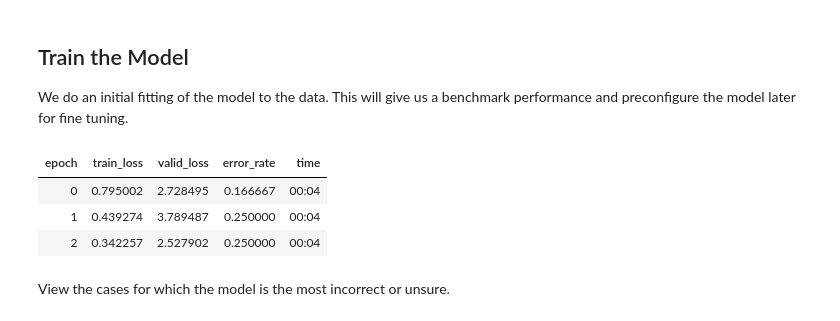
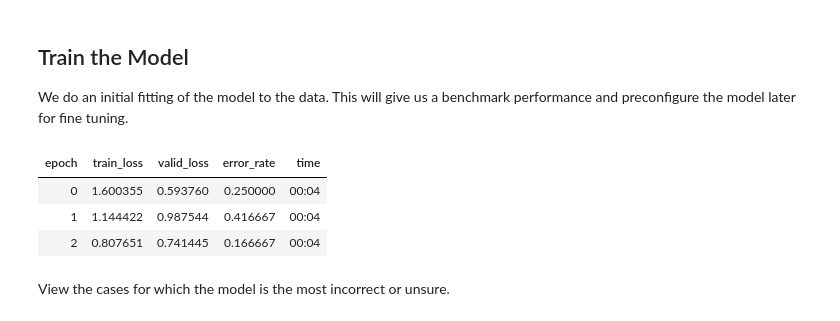
Before and after one commit to sheeshee/cera-or-eisenberg, a Jupyter notebook: Cera Or Eisenberg.ipynb, the cells around one changed output. Cells and saved outputs as stored; diff of their text form; code cells hidden in the pictures.

```diff
--- a/Cera Or Eisenberg.ipynb
+++ b/Cera Or Eisenberg.ipynb
@@ -143,13 +143,13 @@ LR Finder is complete, type {learner_name}.recorder.plot() to see the graph.
 
 We do an initial fitting of the model to the data. This will give us a benchmark performance and preconfigure the model later for fine tuning.
 # %%
-learn.fit_one_cycle(3, max_lr=slice(1e-6,1e-4))
+learn.fit_one_cycle(3, max_lr=slice(1e-6,1e-3))
 learn.save('stage-2')
 # %% [output]
 | epoch | train_loss | valid_loss | error_rate | time |
-| 0 | 0.795002 | 2.728495 | 0.166667 | 00:04 |
-| 1 | 0.439274 | 3.789487 | 0.250000 | 00:04 |
-| 2 | 0.342257 | 2.527902 | 0.250000 | 00:04 |
+| 0 | 1.600355 | 0.593760 | 0.250000 | 00:04 |
+| 1 | 1.144422 | 0.987544 | 0.416667 | 00:04 |
+| 2 | 0.807651 | 0.741445 | 0.166667 | 00:04 |
 # %% [markdown]
 View the cases for which the model is the most incorrect or unsure.
 # %%
```
Also changed, not shown: parts of 8 cells of this notebook.
